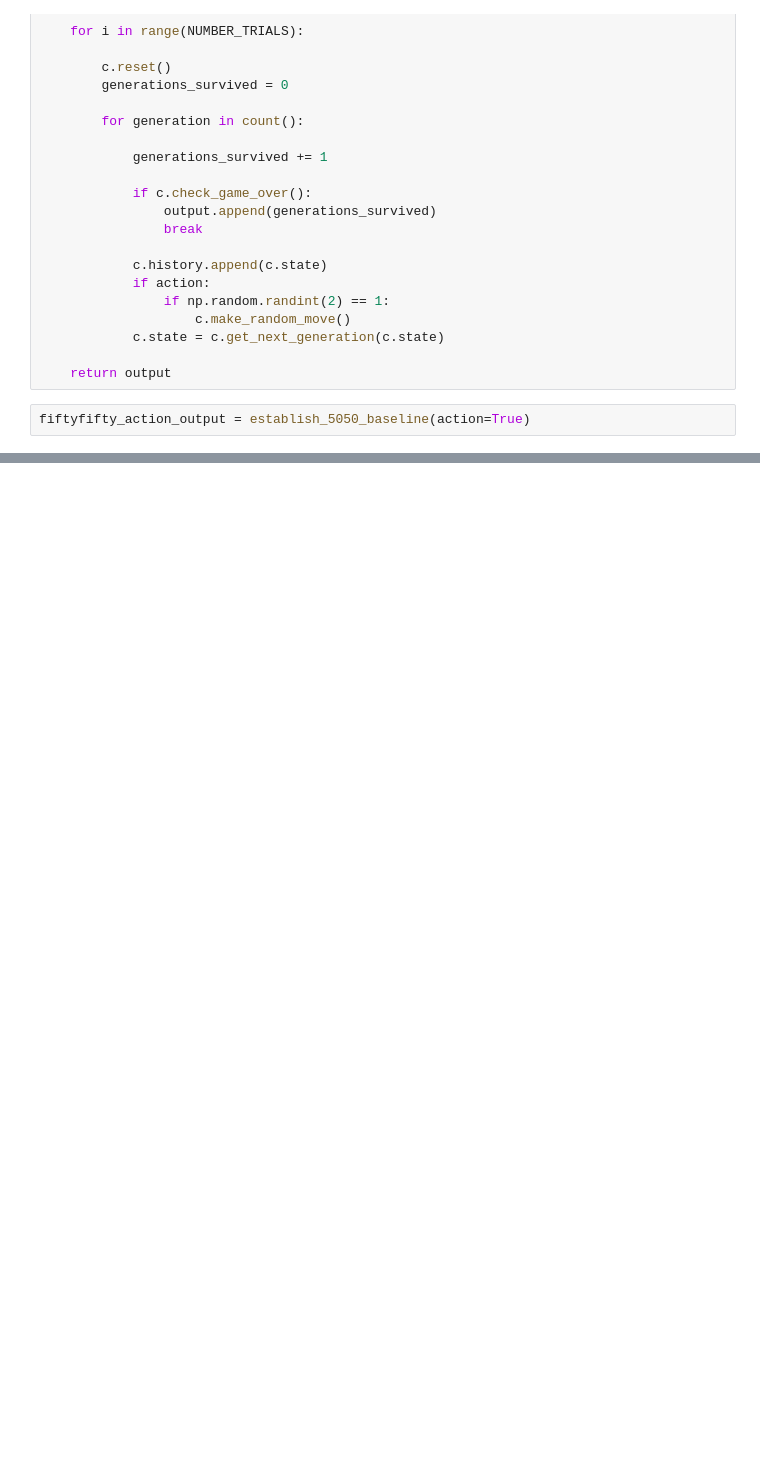
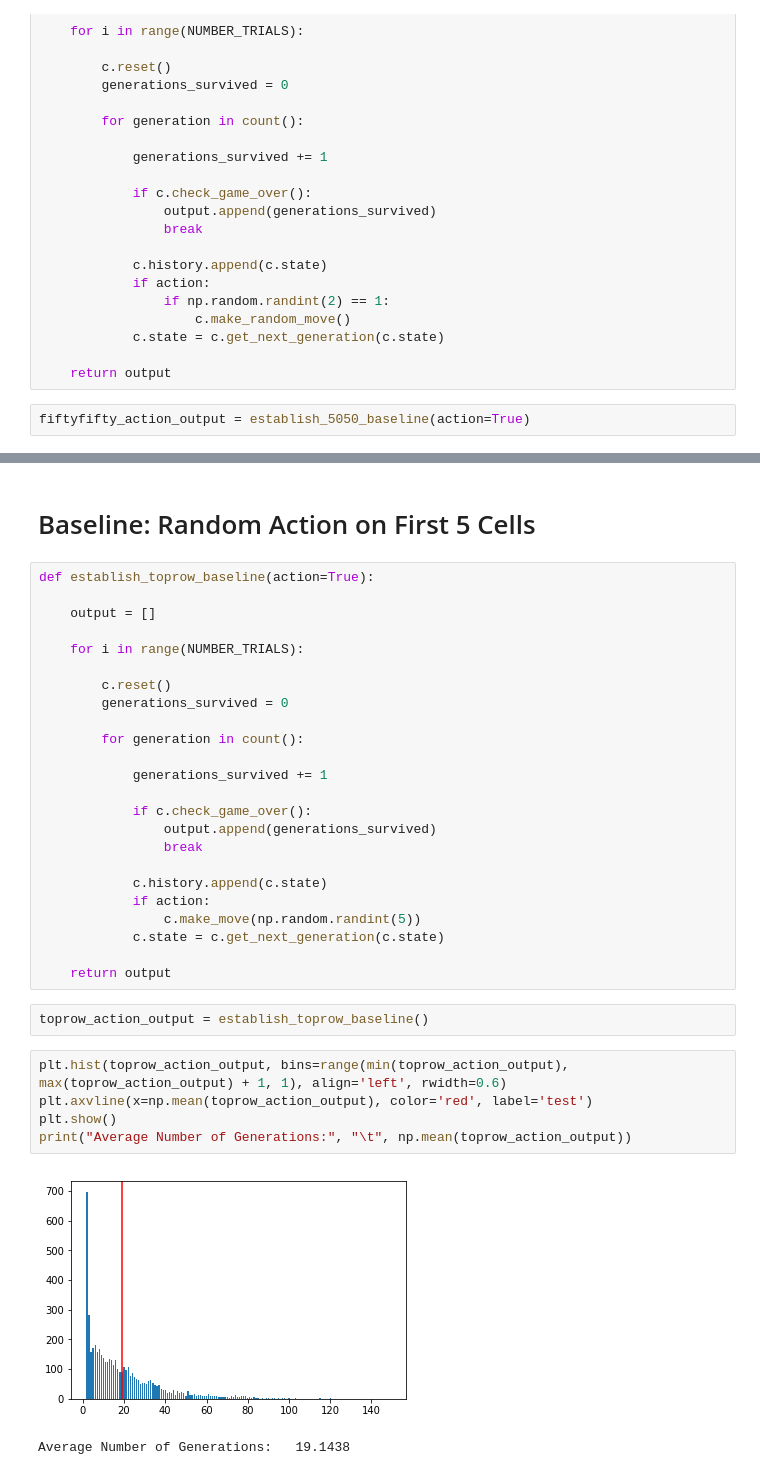
Before and after one commit to jacobmatthewmurray/camet, a Jupyter notebook: camet_baseline.ipynb, the cells around one changed output, grey strips where cells are left out. Cells and saved outputs as stored; diff of their text form; blank space fills up the shorter version.

```diff
--- a/camet_baseline.ipynb
+++ b/camet_baseline.ipynb
@@ -95,0 +96,36 @@ Average Number of Generations:   4.873
+# %% [markdown]
+# Baseline: Random Action on First 5 Cells
+# %%
+def establish_toprow_baseline(action=True):
+
+    output = []
+
+    for i in range(NUMBER_TRIALS):
+
+        c.reset()
+        generations_survived = 0
+
+        for generation in count():
+
+            generations_survived += 1
+
+            if c.check_game_over():
+                output.append(generations_survived)
+                break
+
+            c.history.append(c.state)
+            if action:
+                c.make_move(np.random.randint(5))
+            c.state = c.get_next_generation(c.state)
+
+    return output
+# %%
+toprow_action_output = establish_toprow_baseline()
+# %%
+plt.hist(toprow_action_output, bins=range(min(toprow_action_output), max(toprow_action_output) + 1, 1), align='left', rwidth=0.6)
+plt.axvline(x=np.mean(toprow_action_output), color='red', label='test')
+plt.show()
+print("Average Number of Generations:", "\t", np.mean(toprow_action_output))
+# %% [output]
+[figure, added]
+Average Number of Generations:   19.1438
```
Also changed, not shown: parts of 4 cells of this notebook, 5 other files.
